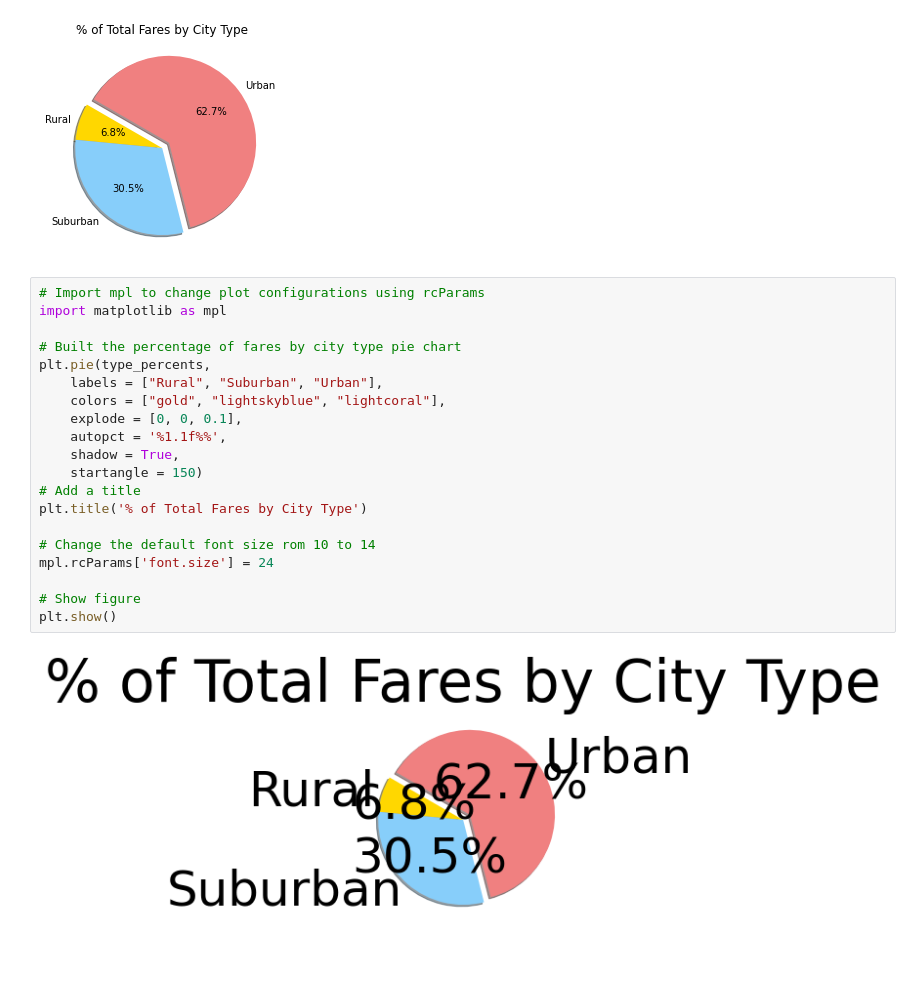
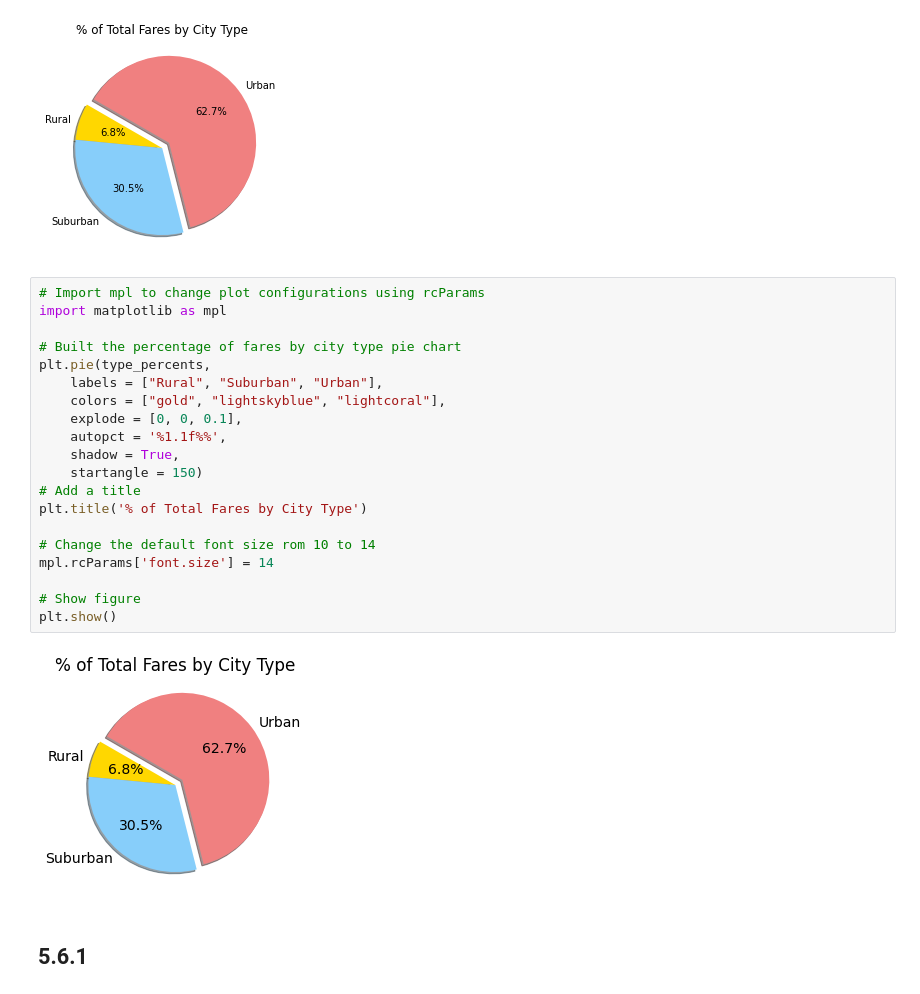
Before and after one commit to aamotz001/PyBer_Analysis, a Jupyter notebook: PyBer_ride_data.ipynb, the cells around one changed output. Cells and saved outputs as stored; diff of their text form; blank space fills up the shorter version.

```diff
--- a/PyBer_ride_data.ipynb
+++ b/PyBer_ride_data.ipynb
@@ -977,22 +977,24 @@ plt.show()
 # %%
 # Import mpl to change plot configurations using rcParams
 import matplotlib as mpl
 
 # Built the percentage of fares by city type pie chart
 plt.pie(type_percents,
     labels = ["Rural", "Suburban", "Urban"],
     colors = ["gold", "lightskyblue", "lightcoral"],
     explode = [0, 0, 0.1],
     autopct = '%1.1f%%',
     shadow = True,
     startangle = 150)
 # Add a title
 plt.title('% of Total Fares by City Type')
 
 # Change the default font size rom 10 to 14
-mpl.rcParams['font.size'] = 24
+mpl.rcParams['font.size'] = 14
 
 # Show figure
 plt.show()
 # %% [output]
-[figure, old version]
+[figure, new version]
+# %% [markdown]
+## 5.6.1
```
Also changed, not shown: parts of 4 cells of this notebook, 2 other files.
